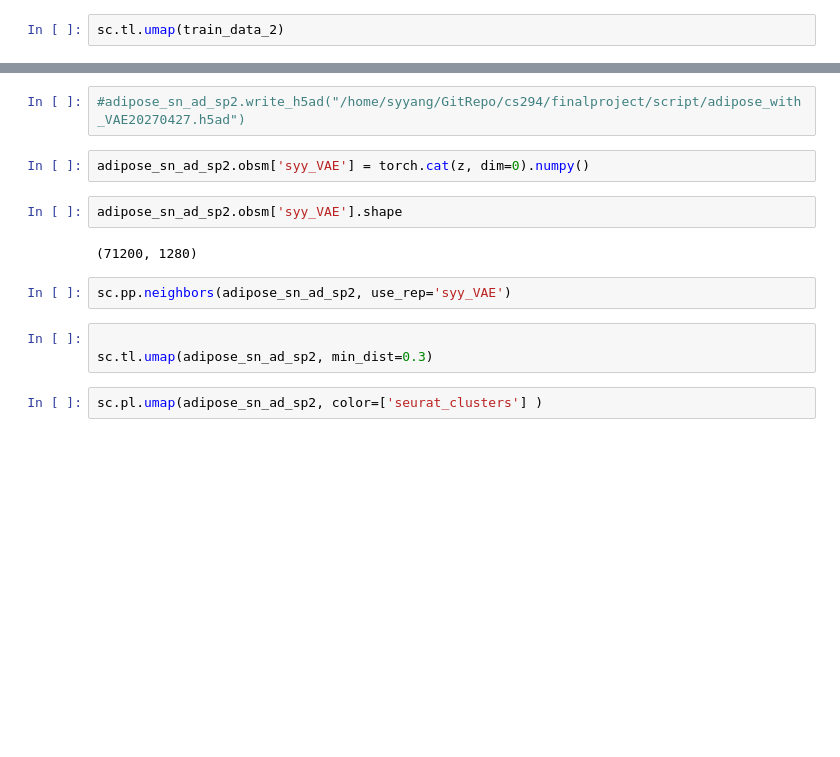
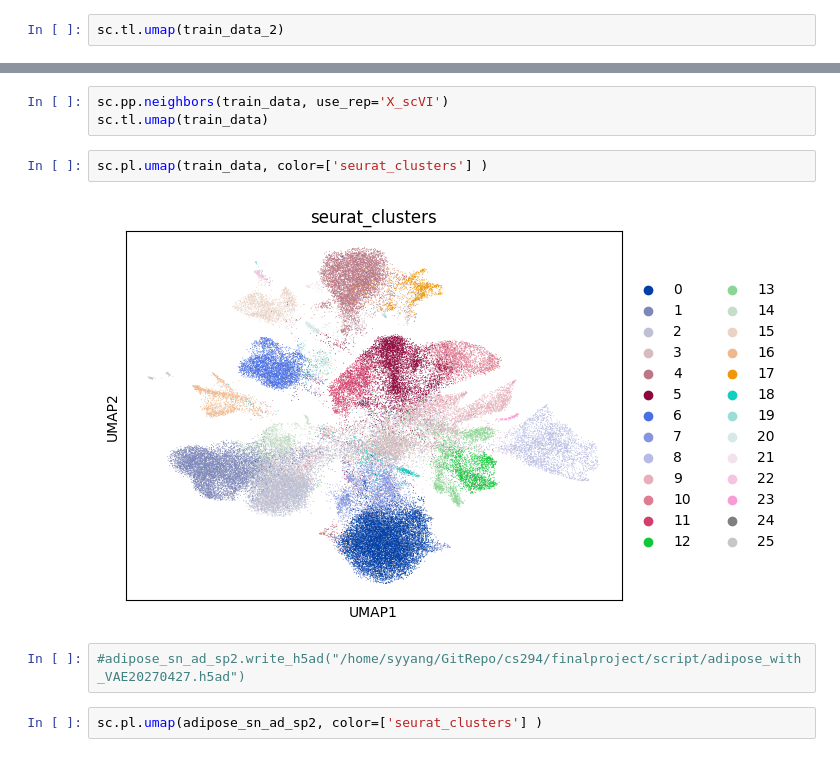
Before and after one commit to Irisapo/yyyyvae, a Jupyter notebook: script/VAE_snRNAseq.ipynb, the cells around one changed output, grey strips where cells are left out. Saved outputs shown, nothing was run; the diff lists cells and outputs as text; blank space fills up the shorter version.

```diff
--- a/script/VAE_snRNAseq.ipynb
+++ b/script/VAE_snRNAseq.ipynb
@@ -462,16 +444,12 @@ sc.pl.umap(train_data_2, color=['leiden_scVI_res0.9'] )
+# %%
+sc.pp.neighbors(train_data, use_rep='X_scVI')
+sc.tl.umap(train_data)
+# %%
+sc.pl.umap(train_data, color=['seurat_clusters'] )
+# %% [output]
+[figure, added]
 # %%
 #adipose_sn_ad_sp2.write_h5ad("/home/syyang/GitRepo/cs294/finalproject/script/adipose_with_VAE20270427.h5ad")
-# %%
-adipose_sn_ad_sp2.obsm['syy_VAE'] = torch.cat(z, dim=0).numpy()
-# %%
-adipose_sn_ad_sp2.obsm['syy_VAE'].shape
-# %% [output]
-(71200, 1280)
-# %%
-sc.pp.neighbors(adipose_sn_ad_sp2, use_rep='syy_VAE')
-# %%
-
-sc.tl.umap(adipose_sn_ad_sp2, min_dist=0.3)
 # %%
 sc.pl.umap(adipose_sn_ad_sp2, color=['seurat_clusters'] )
 # %% [output]
```
Also changed, not shown: parts of 9 cells of this notebook.
